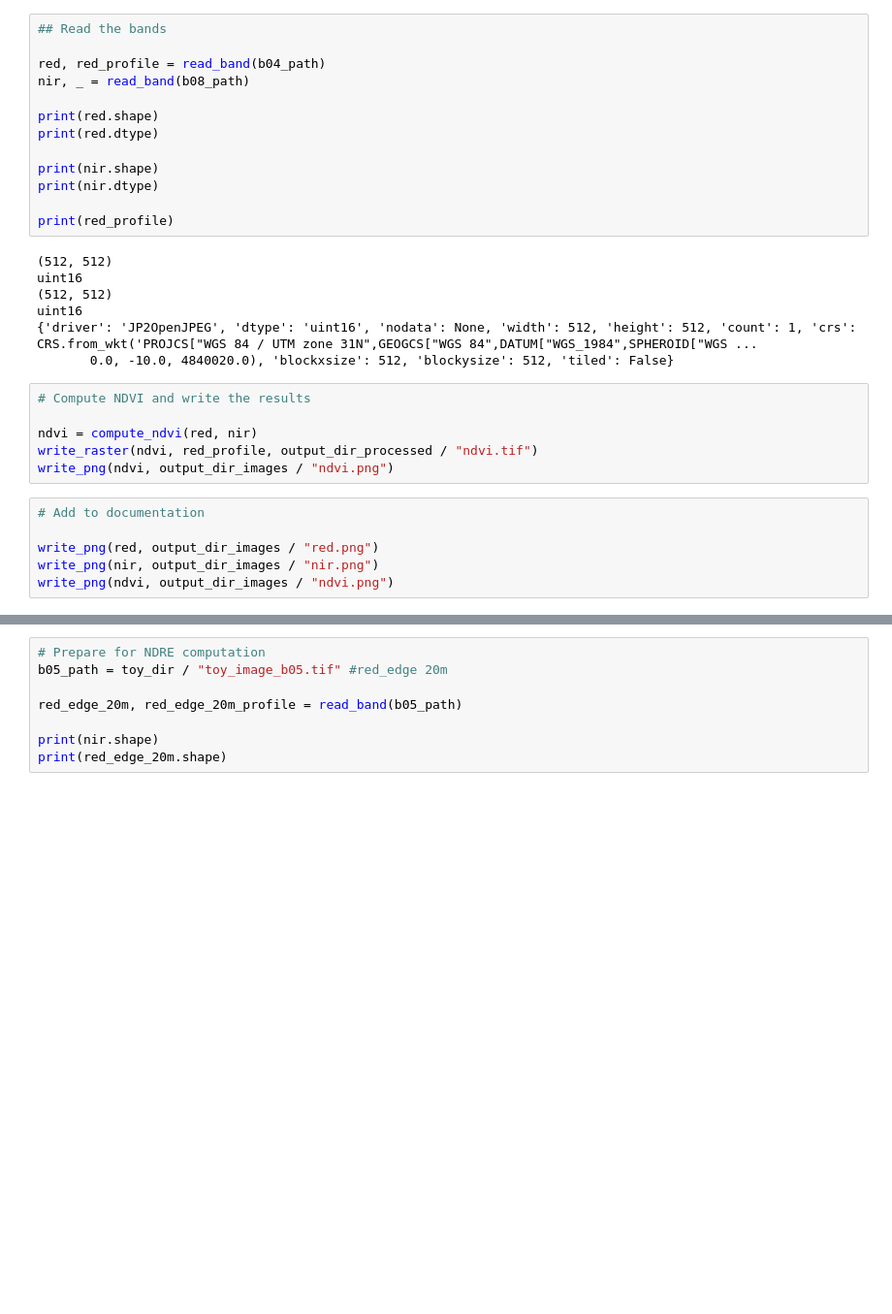
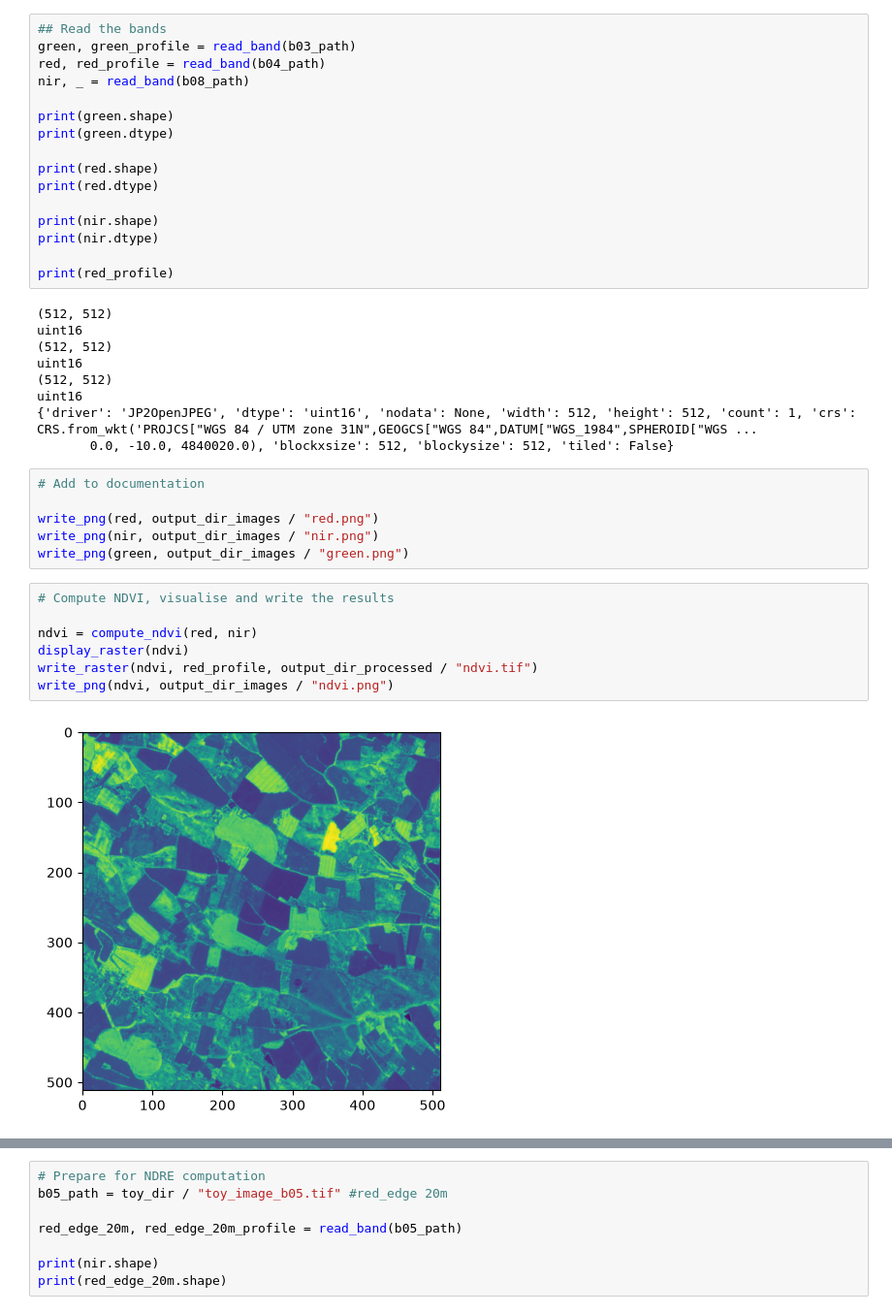
Before and after one commit to Aurelien-Peter/OpenCropPhenotyping, a Jupyter notebook: notebooks/02_compute_indices.ipynb, the cells around one changed output, grey strips where cells are left out. Shown at 97% size. Cells and saved outputs as stored; diff of their text form; blank space fills up the shorter version.

```diff
--- a/notebooks/02_compute_indices.ipynb
+++ b/notebooks/02_compute_indices.ipynb
@@ -31,9 +34,12 @@ toy_image_b04.tif
 toy_image_b08.tif
 # %%
 ## Read the bands
-
+green, green_profile = read_band(b03_path)
 red, red_profile = read_band(b04_path)
 nir, _ = read_band(b08_path)
+
+print(green.shape)
+print(green.dtype)
 
 print(red.shape)
 print(red.dtype)
@@ -43,21 +49,26 @@ print(nir.dtype)
 
 print(red_profile)
 # %% [output]
+(512, 512)
+uint16
 (512, 512)
 uint16
 (512, 512)
 uint16
 {'driver': 'JP2OpenJPEG', 'dtype': 'uint16', 'nodata': None, 'width': 512, 'height': 512, 'count': 1, 'crs': CRS.from_wkt('PROJCS["WGS 84 / UTM zone 31N",GEOGCS["WGS 84",DATUM["WGS_1984",SPHEROID["WGS ...
        0.0, -10.0, 4840020.0), 'blockxsize': 512, 'blockysize': 512, 'tiled': False}
-# %%
-# Compute NDVI and write the results
-
-ndvi = compute_ndvi(red, nir)
-write_raster(ndvi, red_profile, output_dir_processed / "ndvi.tif")
-write_png(ndvi, output_dir_images / "ndvi.png")
 # %%
 # Add to documentation
 
 write_png(red, output_dir_images / "red.png")
 write_png(nir, output_dir_images / "nir.png")
-write_png(ndvi, output_dir_images / "ndvi.png")
+write_png(green, output_dir_images / "green.png")
+# %%
+# Compute NDVI, visualise and write the results
+
+ndvi = compute_ndvi(red, nir)
+display_raster(ndvi)
+write_raster(ndvi, red_profile, output_dir_processed / "ndvi.tif")
+write_png(ndvi, output_dir_images / "ndvi.png")
+# %% [output]
+[figure, added]
```
Also changed, not shown: parts of 5 cells of this notebook.
